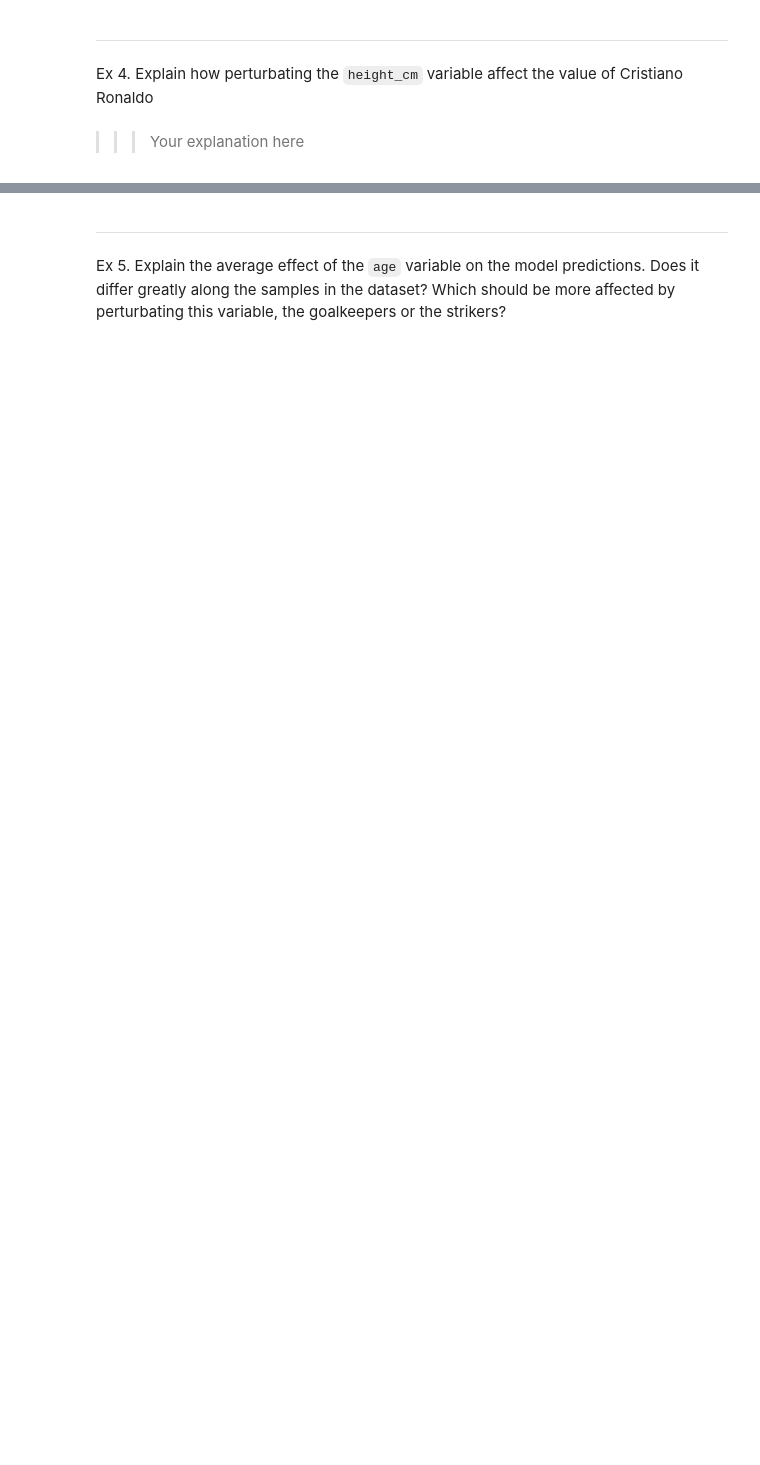
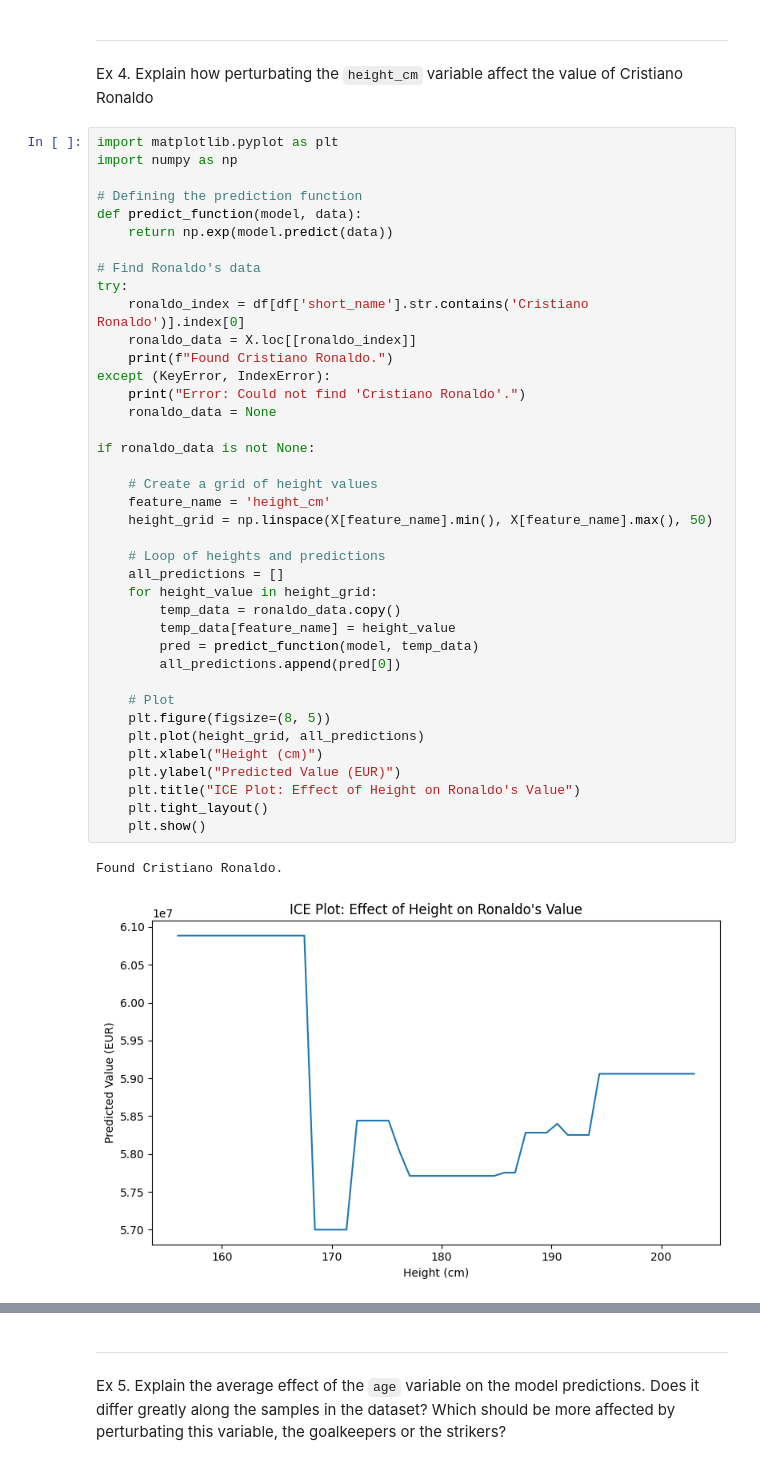
Before and after one commit to ICAI-IMAT-XAI/p1-tabular-methods-zano0, a Jupyter notebook: notebook/exercise.ipynb, the cells around one changed output, grey strips where cells are left out. Saved outputs shown, nothing was run; the diff lists cells and outputs as text; blank space fills up the shorter version.

```diff
--- a/notebook/exercise.ipynb
+++ b/notebook/exercise.ipynb
@@ -87,5 +266,45 @@ Ex 3. Obtain which is the variable with higher influence in Leo Messi's value. J
 # %% [markdown]
 ---
 Ex 4. Explain how perturbating the `height_cm` variable affect the value of Cristiano Ronaldo
-# %% [markdown]
->>> Your explanation here
+# %%
+import matplotlib.pyplot as plt
+import numpy as np
+
+# Defining the prediction function
+def predict_function(model, data):
+    return np.exp(model.predict(data))
+
+# Find Ronaldo's data
+try:
+    ronaldo_index = df[df['short_name'].str.contains('Cristiano Ronaldo')].index[0]
+    ronaldo_data = X.loc[[ronaldo_index]]
+    print(f"Found Cristiano Ronaldo.")
+except (KeyError, IndexError):
+    print("Error: Could not find 'Cristiano Ronaldo'.")
+    ronaldo_data = None
+
+if ronaldo_data is not None:
+
+    # Create a grid of height values
+    feature_name = 'height_cm'
+    height_grid = np.linspace(X[feature_name].min(), X[feature_name].max(), 50)
+
+    # Loop of heights and predictions
+    all_predictions = []
+    for height_value in height_grid:
+        temp_data = ronaldo_data.copy()
+        temp_data[feature_name] = height_value
+        pred = predict_function(model, temp_data)
+        all_predictions.append(pred[0])
+
+    # Plot
+    plt.figure(figsize=(8, 5))
+    plt.plot(height_grid, all_predictions)
+    plt.xlabel("Height (cm)")
+    plt.ylabel("Predicted Value (EUR)")
+    plt.title("ICE Plot: Effect of Height on Ronaldo's Value")
+    plt.tight_layout()
+    plt.show()
+# %% [output]
+Found Cristiano Ronaldo.
+[figure, added]
```
Also changed, not shown: parts of 16 cells of this notebook.
